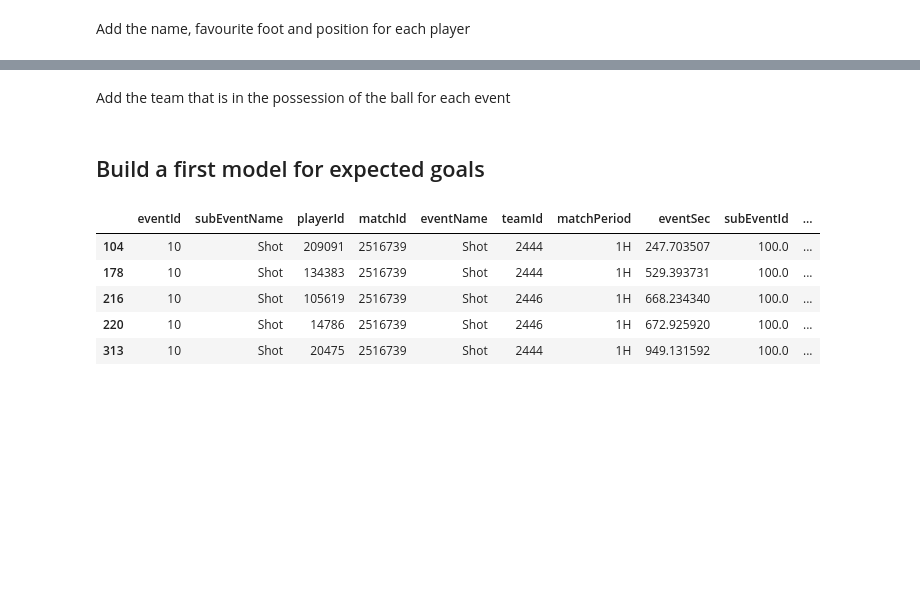
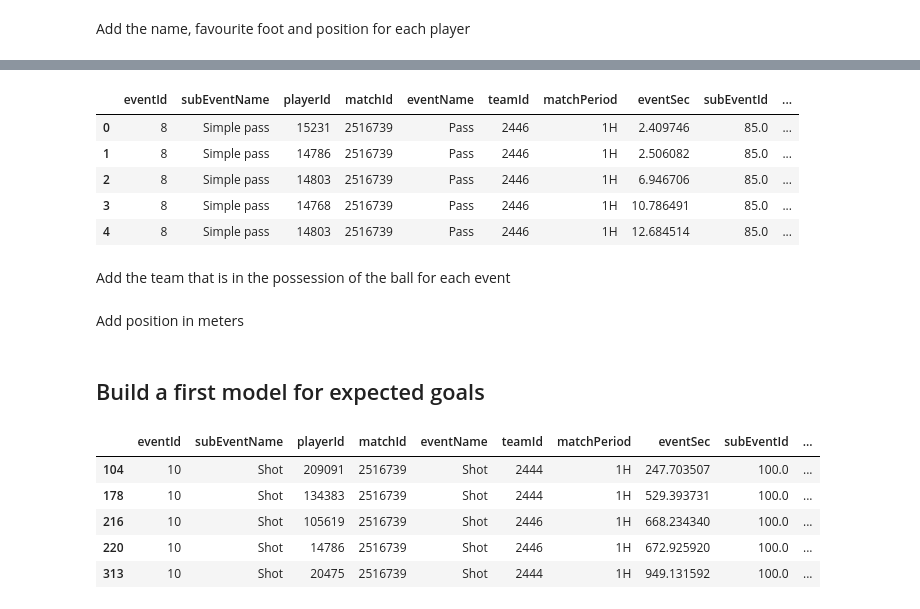
Before and after one commit to CleKraus/soccer_analytics, a Jupyter notebook: notebooks/general_statistics.ipynb, the cells around one changed output, grey strips where cells are left out. Saved outputs shown, nothing was run; the diff lists cells and outputs as text; code cells hidden in the pictures; blank space fills up the shorter version.

```diff
--- a/notebooks/general_statistics.ipynb
+++ b/notebooks/general_statistics.ipynb
@@ -29,6 +43,15 @@ df_events = pd.merge(df_events, df_players, how="left")
 # %%
 df_teams_per_match = df_events.groupby("matchId").agg(team1Id = ("teamId","min"), team2Id= ("teamId","max")).reset_index()
 df_events = pd.merge(df_events, df_teams_per_match, how="left")
+# %%
+df_events.head()
+# %% [output]
+|  | eventId | subEventName | playerId | matchId | eventName | teamId | matchPeriod | eventSec | subEventId | ... |
+| 0 | 8 | Simple pass | 15231 | 2516739 | Pass | 2446 | 1H | 2.409746 | 85.0 | ... |
+| 1 | 8 | Simple pass | 14786 | 2516739 | Pass | 2446 | 1H | 2.506082 | 85.0 | ... |
+| 2 | 8 | Simple pass | 14803 | 2516739 | Pass | 2446 | 1H | 6.946706 | 85.0 | ... |
+| 3 | 8 | Simple pass | 14768 | 2516739 | Pass | 2446 | 1H | 10.786491 | 85.0 | ... |
+| 4 | 8 | Simple pass | 14803 | 2516739 | Pass | 2446 | 1H | 12.684514 | 85.0 | ... |
 # %% [markdown]
 Add the team that is in the possession of the ball for each event
 # %%
@@ -48,3 +71,5 @@ def compute_possession(row):
         np.nan
 # %%
 df_events["teamPossession"] = df_events.apply(lambda row: compute_possession(row), axis=1)
+# %% [markdown]
+Add position in meters
```
Also changed, not shown: parts of 46 cells of this notebook, 3 other files.
